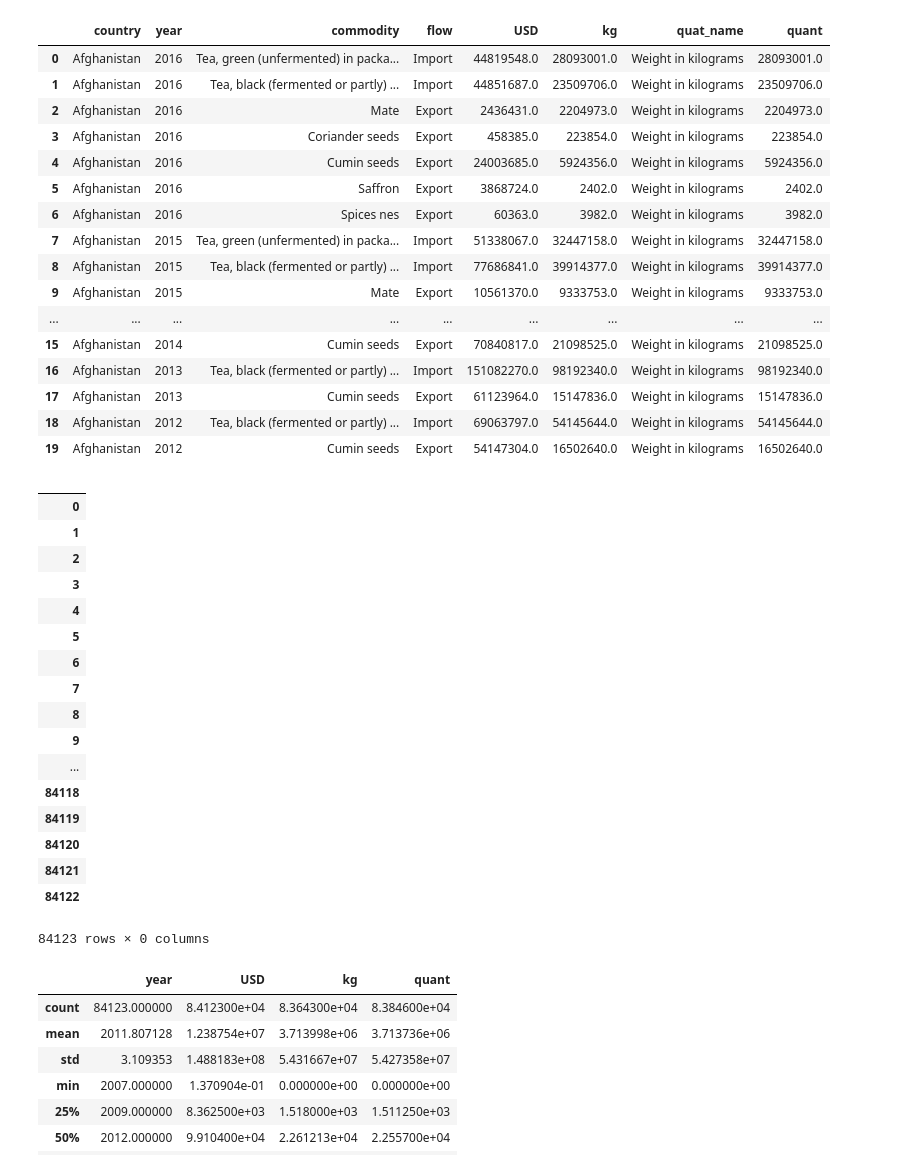
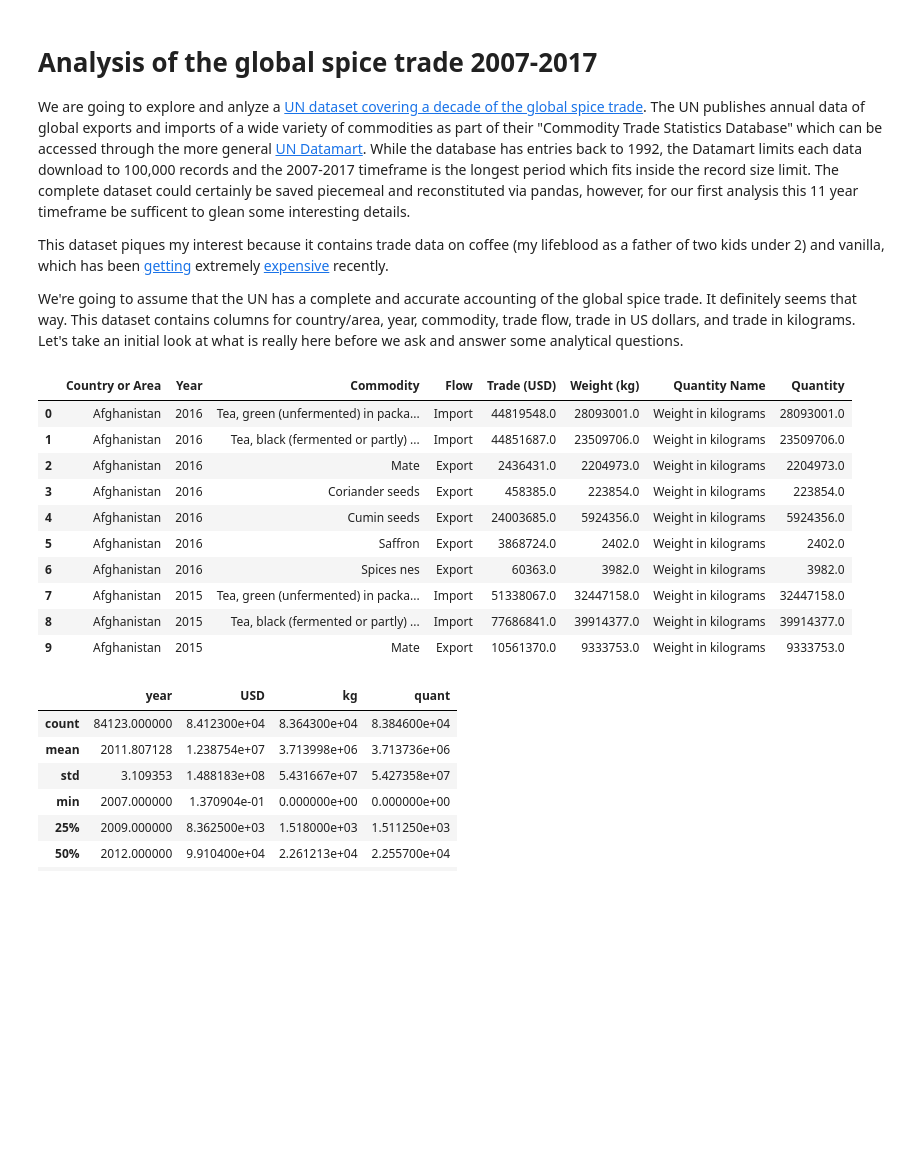
Before and after one commit to mkfrancsis/Thinkful_drills, a Jupyter notebook: Fundamentals Capstone - UN Spice Trade.ipynb, the cells around one changed output. Saved outputs shown, nothing was run; the diff lists cells and outputs as text; code cells hidden in the pictures; blank space fills up the shorter version.

```diff
--- a/Fundamentals Capstone - UN Spice Trade.ipynb
+++ b/Fundamentals Capstone - UN Spice Trade.ipynb
@@ -1,3 +1,11 @@
+# %% [markdown]
+# Analysis of the global spice trade 2007-2017
+
+We are going to explore and anlyze a [UN dataset covering a decade of the global spice trade](http://data.un.org/Data.aspx?d=ComTrade&f=_l1Code%3a10).  The UN publishes annual data of global exports and imports of a wide variety of commodities as part of their "Commodity Trade Statistics Database" which can be accessed through the more general [UN Datamart](http://data.un.org/Explorer.aspx).  While the database has entries back to 1992, the Datamart limits each data download to 100,000 records and the 2007-2017 timeframe is the longest period which fits inside the record size limit.  The complete dataset could certainly be saved piecemeal and reconstituted via pandas, however, for our first analysis this 11 year timeframe be sufficent to glean some interesting details.
+
+This dataset piques my interest because it contains trade data on coffee (my lifeblood as a father of two kids under 2) and vanilla, which has been [getting](https://www.tasteofhome.com/article/vanilla-prices-are-skyrocketing/) extremely [expensive](https://www.ft.com/content/02042190-65bc-11e8-90c2-9563a0613e56) recently.
+
+We're going to assume that the UN has a complete and accurate accounting of the global spice trade.  It definitely seems that way.  This dataset contains columns for country/area, year, commodity, trade flow, trade in US dollars, and trade in kilograms.  Let's take an initial look at what is really here before we ask and answer some analytical questions.
 # %%
 import numpy as np
 import pandas as pd
@@ -7,9 +15,9 @@ import matplotlib as mpl
 # %%
 trade = pd.read_csv('UN_GlobalSpiceTrade.csv')
 # %%
-trade.head(20)
+trade.head(10)
 # %% [output]
-|  | country | year | commodity | flow | USD | kg | quat_name | quant |
+|  | Country or Area | Year | Commodity | Flow | Trade (USD) | Weight (kg) | Quantity Name | Quantity |
 | 0 | Afghanistan | 2016 | Tea, green (unfermented) in packa... | Import | 44819548.0 | 28093001.0 | Weight in kilograms | 28093001.0 |
 | 1 | Afghanistan | 2016 | Tea, black (fermented or partly) ... | Import | 44851687.0 | 23509706.0 | Weight in kilograms | 23509706.0 |
 | 2 | Afghanistan | 2016 | Mate | Export | 2436431.0 | 2204973.0 | Weight in kilograms | 2204973.0 |
@@ -20,34 +28,4 @@ trade.head(20)
 | 7 | Afghanistan | 2015 | Tea, green (unfermented) in packa... | Import | 51338067.0 | 32447158.0 | Weight in kilograms | 32447158.0 |
 | 8 | Afghanistan | 2015 | Tea, black (fermented or partly) ... | Import | 77686841.0 | 39914377.0 | Weight in kilograms | 39914377.0 |
 | 9 | Afghanistan | 2015 | Mate | Export | 10561370.0 | 9333753.0 | Weight in kilograms | 9333753.0 |
-| ... | ... | ... | ... | ... | ... | ... | ... | ... |
-| 15 | Afghanistan | 2014 | Cumin seeds | Export | 70840817.0 | 21098525.0 | Weight in kilograms | 21098525.0 |
-| 16 | Afghanistan | 2013 | Tea, black (fermented or partly) ... | Import | 151082270.0 | 98192340.0 | Weight in kilograms | 98192340.0 |
-| 17 | Afghanistan | 2013 | Cumin seeds | Export | 61123964.0 | 15147836.0 | Weight in kilograms | 15147836.0 |
-| 18 | Afghanistan | 2012 | Tea, black (fermented or partly) ... | Import | 69063797.0 | 54145644.0 | Weight in kilograms | 54145644.0 |
-| 19 | Afghanistan | 2012 | Cumin seeds | Export | 54147304.0 | 16502640.0 | Weight in kilograms | 16502640.0 |
-# %%
-# Try using replace on commodity names to make it simpler
-# https://python-forum.io/Thread-pandas-dataframe-replace-regex
-
-trade.filter(regex='^Tea', axis=0)
-# %% [output]
-|  |
-| 0 |
-| 1 |
-| 2 |
-| 3 |
-| 4 |
-| 5 |
-| 6 |
-| 7 |
-| 8 |
-| 9 |
-| ... |
-| 84118 |
-| 84119 |
-| 84120 |
-| 84121 |
-| 84122 |
-84123 rows × 0 columns
 # %%
```
Also changed, not shown: parts of 54 cells of this notebook.
